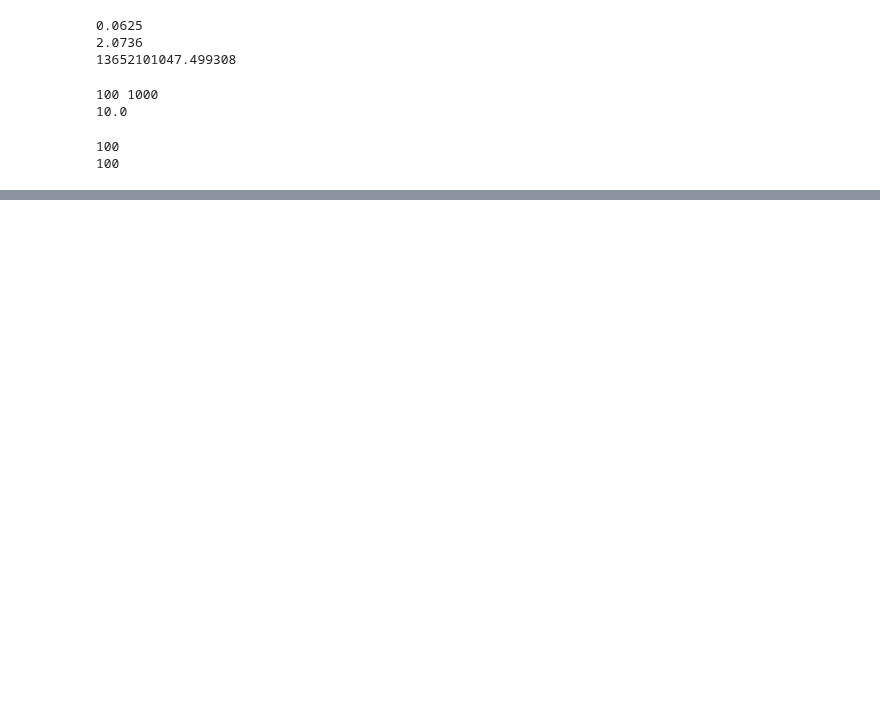
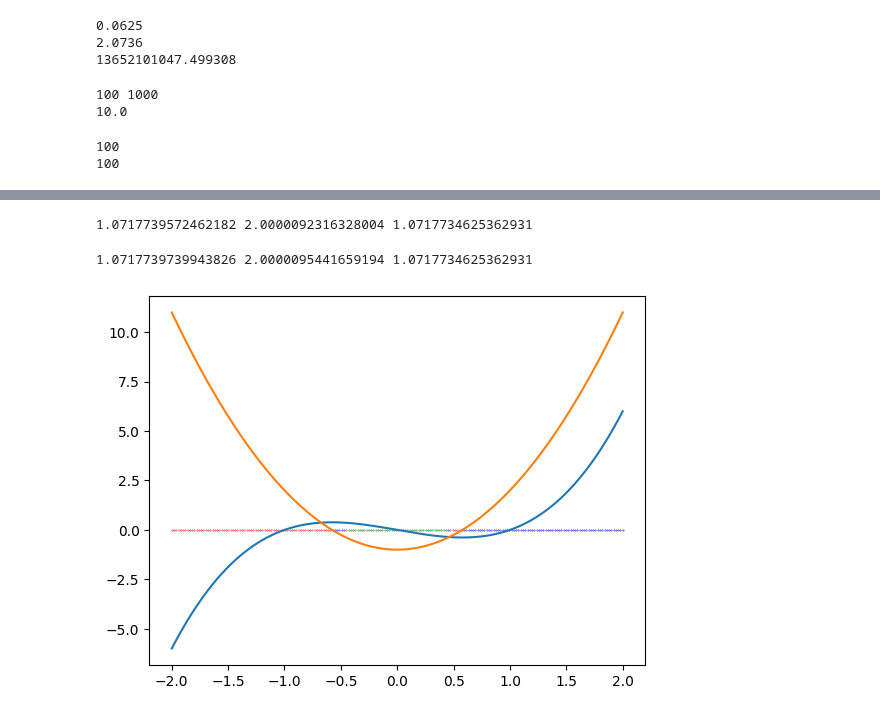
Before and after one commit to HidekiTsuiki/python, a Jupyter notebook: _3answer.ipynb, the cells around one changed output, grey strips where cells are left out. Drawn from its saved outputs; the diff is of its cells as text; code cells hidden in the pictures; blank space fills up the shorter version.

```diff
--- a/_3answer.ipynb
+++ b/_3answer.ipynb
@@ -141,0 +139,5 @@ NameError: name 'n' is not defined
+# %%
+def f(x):
+    return(x**2 - 2)
+def df(x):
+    return(2*x)
@@ -141,0 +165,60 @@ NameError: name 'n' is not defined
+# %%
+
+
+# 練習問題112
+def newton1(f, df, u=2,epsilon=0.00001):
+    for i in range(1000):
+        u1 = u - (f(u) / df(u)) ;
+        if(abs(u1 - u) < epsilon):
+#            print(i)
+            break
+        u = u1
+    return u
+
+y = newton1(lambda x: x**10 - 2, lambda x : 10 * x**9)
+print(y, y**10, 2**0.1)
+# %% [output]
+1.0717739572462182 2.0000092316328004 1.0717734625362931
+# %%
+# 練習問題115
+def newton(f, df=0, u=2,epsilon=0.00001):
+    if(df == 0): #関数 df が与えられなかった
+        df = lambda x: (f(x+ epsilon) - f(x)) / epsilon
+    return newton1(f, df, u, epsilon)
+
+y = newton(lambda x: x**10 - 2)
+print(y, y**10, 2**0.1)
+# %% [output]
+1.0717739739943826 2.0000095441659194 1.0717734625362931
+# %%
+# 練習問題100-2
+%matplotlib inline
+import numpy as np
+import matplotlib.pyplot as plt
+
+def newtonarea(f, fro = -2, to = 2, num = 200, epsilon=0.0001 ):
+    x = np.linspace(fro, to, num);
+    df = lambda x: (f(x+ epsilon) - f(x)) / epsilon
+    plt.plot(x, f(x))
+    plt.plot(x, df(x))
+#    for u in x:  # 実は，x は，from から to までを num で区切った数のリスト。次回習う
+                 # それまでは，for i in range(num) で，u = fro + i * (to - fro)/num とすべき
+    for i in range(num):
+        u = fro + i * (to - fro)/num
+        y = newton(f, df, u)
+        if(y < -1.5):
+            plt.scatter(u, 0, s = 0.1, c = "yellow")  # 収束しなかった？
+        if(y < -0.5):
+            plt.scatter(u, 0, s = 0.1, c = "red")
+        elif(y < 0.5):
+            plt.scatter(u, 0, s = 0.1, c = "green")
+        elif(y < 1.5):
+            plt.scatter(u, 0, s = 0.1, c = "blue")
+        else:
+            plt.scatter(u, 0, s = 0.1, c = "yellow")　 # 収束しなかった？
+
+    plt.show()
+
+newtonarea(lambda x: x * (x-1) * (x + 1))
+# %% [output]
+[figure, added]
```
Also changed, not shown: parts of 8 cells of this notebook, 1 other file.
